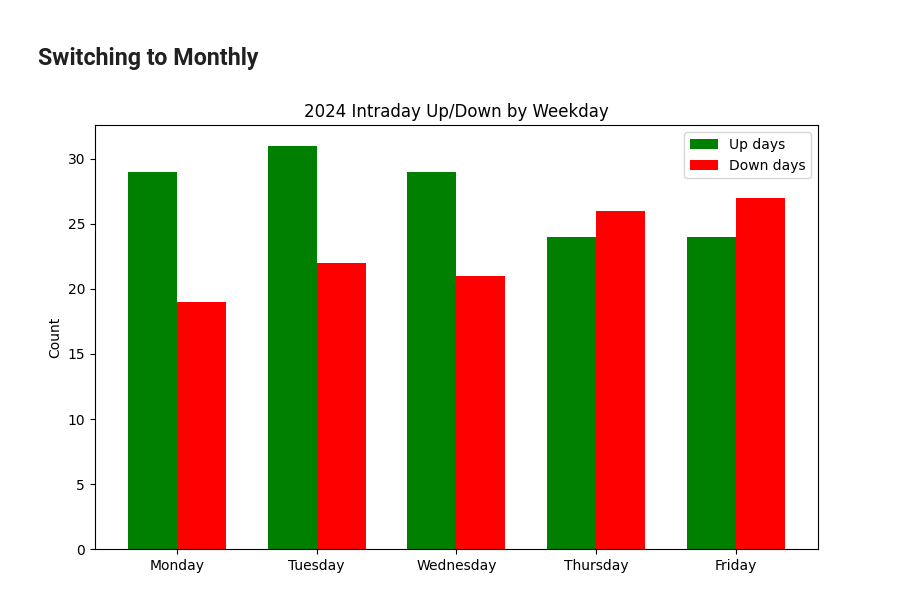
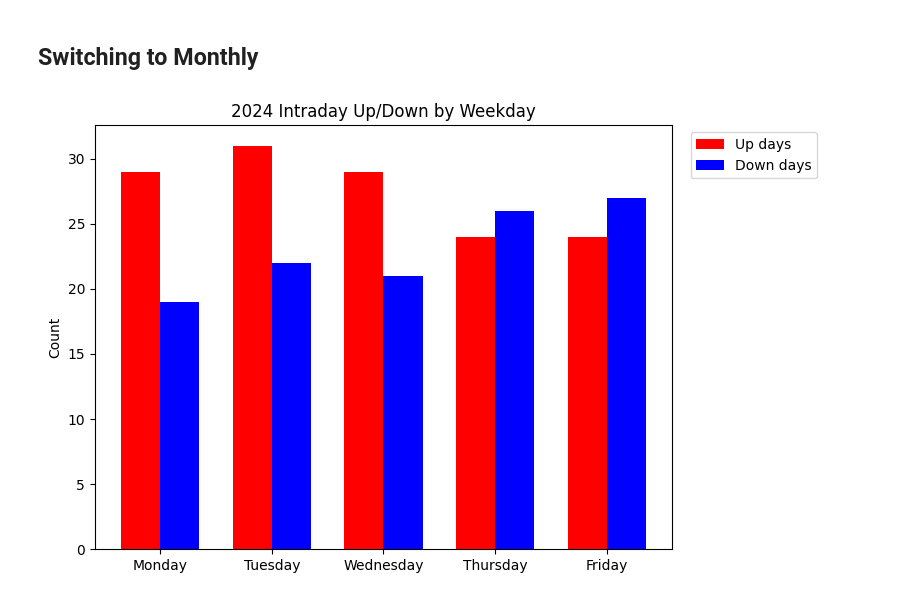
Before and after one commit to CS133-DataVisualization/term-project-group1, a Jupyter notebook: notebooks/apple_stock_analysis.ipynb, the cells around one changed output. Cells and saved outputs as stored; diff of their text form; code cells hidden in the pictures.

```diff
--- a/notebooks/apple_stock_analysis.ipynb
+++ b/notebooks/apple_stock_analysis.ipynb
@@ -275,30 +527,19 @@ plt.show()
 # %%
 x = np.arange(len(weekday_stats_current.index))
 width = 0.35
 
-plt.figure(figsize=(8,5))
-
-plt.bar(x - width/2,
-        weekday_stats_current['up_days'],
-        width=width,
-        label='Up days',
-        color='green')
-
-plt.bar(x + width/2,
-        weekday_stats_current['down_days'],
-        width=width,
-        label='Down days',
-        color='red')
+plt.figure(figsize=(8, 5))
+plt.bar(x - width/2, weekday_stats_current['up_days'],   width=width, color='red',  label='Up days')
+plt.bar(x + width/2, weekday_stats_current['down_days'], width=width, color='blue', label='Down days')
 
 plt.xticks(x, weekday_stats_current.index)
-
 plt.title("2024 Intraday Up/Down by Weekday")
 plt.ylabel("Count")
-plt.legend()
+plt.legend(loc='upper left', bbox_to_anchor=(1.02, 1))
 plt.tight_layout()
 plt.show()
 # %% [output]
-[figure, old version]
+[figure, new version]
 # %%
 x = np.arange(len(weekday_stats_overnight.index))
 width = 0.35
```
Also changed, not shown: parts of 21 cells of this notebook.
